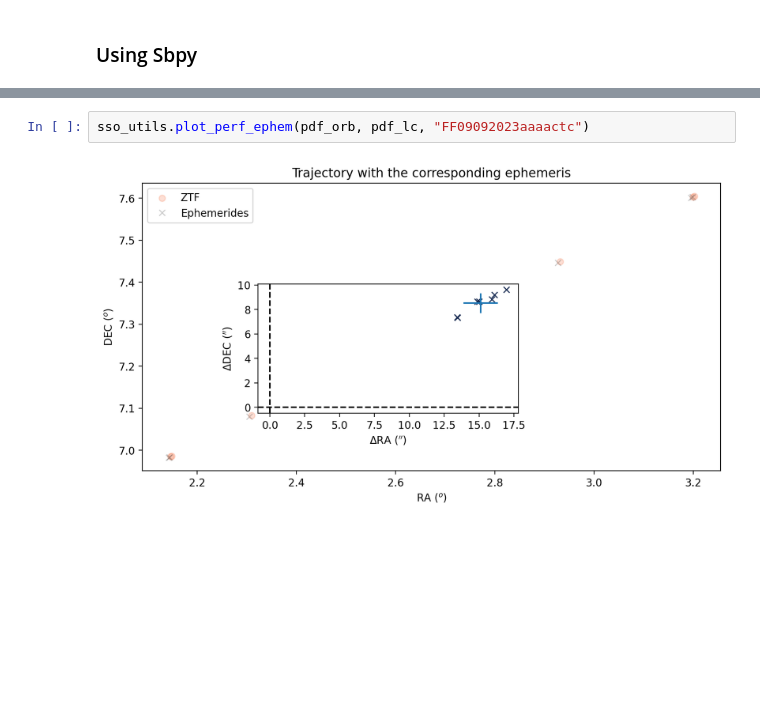
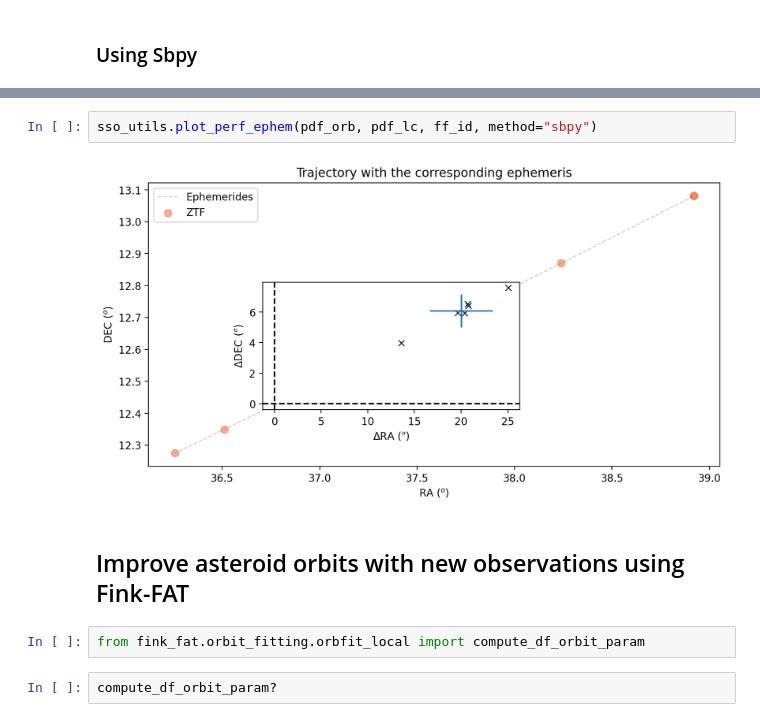
Before and after one commit to astrolabsoftware/fink-tutorials, a Jupyter notebook: sso/SSO@amateur/SSO_Fink_FAT_tuto.ipynb, the cells around one changed output, grey strips where cells are left out. Cells and saved outputs as stored; diff of their text form; blank space fills up the shorter version.

```diff
--- a/sso/SSO@amateur/SSO_Fink_FAT_tuto.ipynb
+++ b/sso/SSO@amateur/SSO_Fink_FAT_tuto.ipynb
@@ -210,4 +130,10 @@ sso_utils.compute_ephem(pdf_orb.iloc[:3], [Time("2023-11-23").jd, Time("2023-11-
 # %%
-sso_utils.plot_perf_ephem(pdf_orb, pdf_lc, "FF09092023aaaactc")
+sso_utils.plot_perf_ephem(pdf_orb, pdf_lc, ff_id, method="sbpy")
 # %% [output]
-[figure, old version]
+[figure, new version]
+# %% [markdown]
+## Improve asteroid orbits with new observations using Fink-FAT
+# %%
+from fink_fat.orbit_fitting.orbfit_local import compute_df_orbit_param
+# %%
+compute_df_orbit_param?
```
Also changed, not shown: parts of 20 cells of this notebook, 2 other files.
